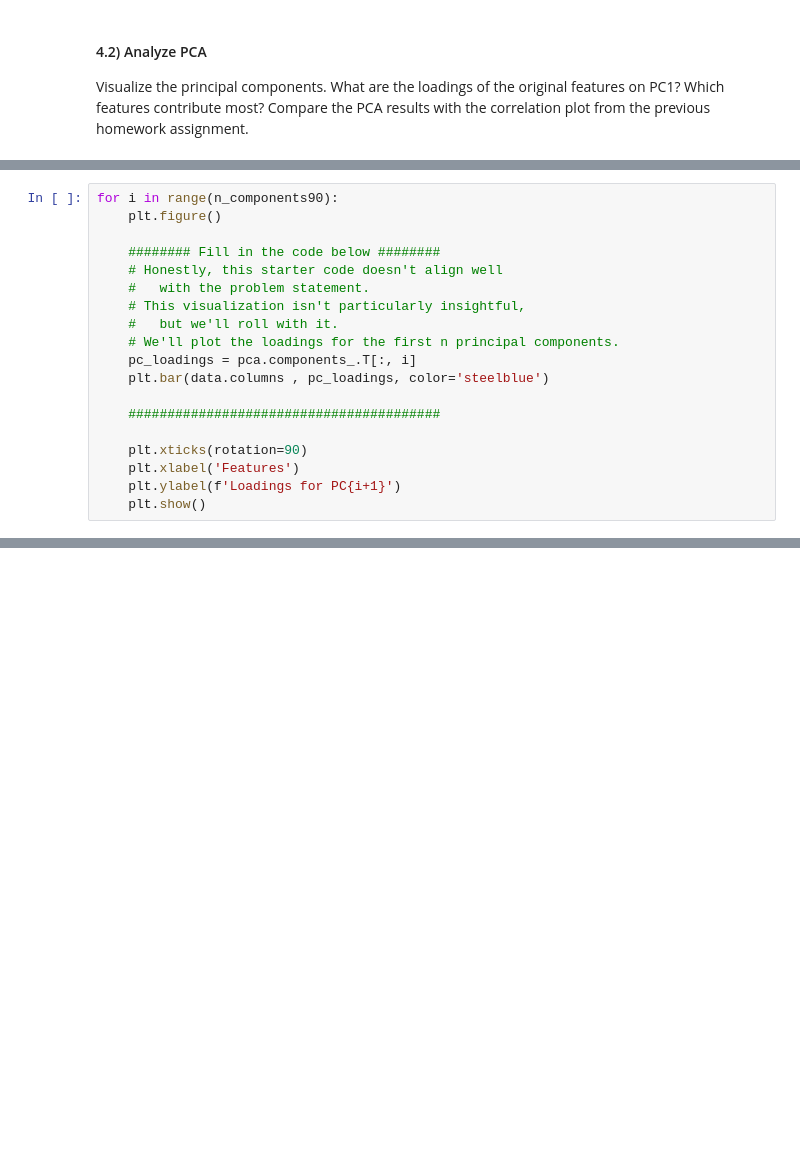
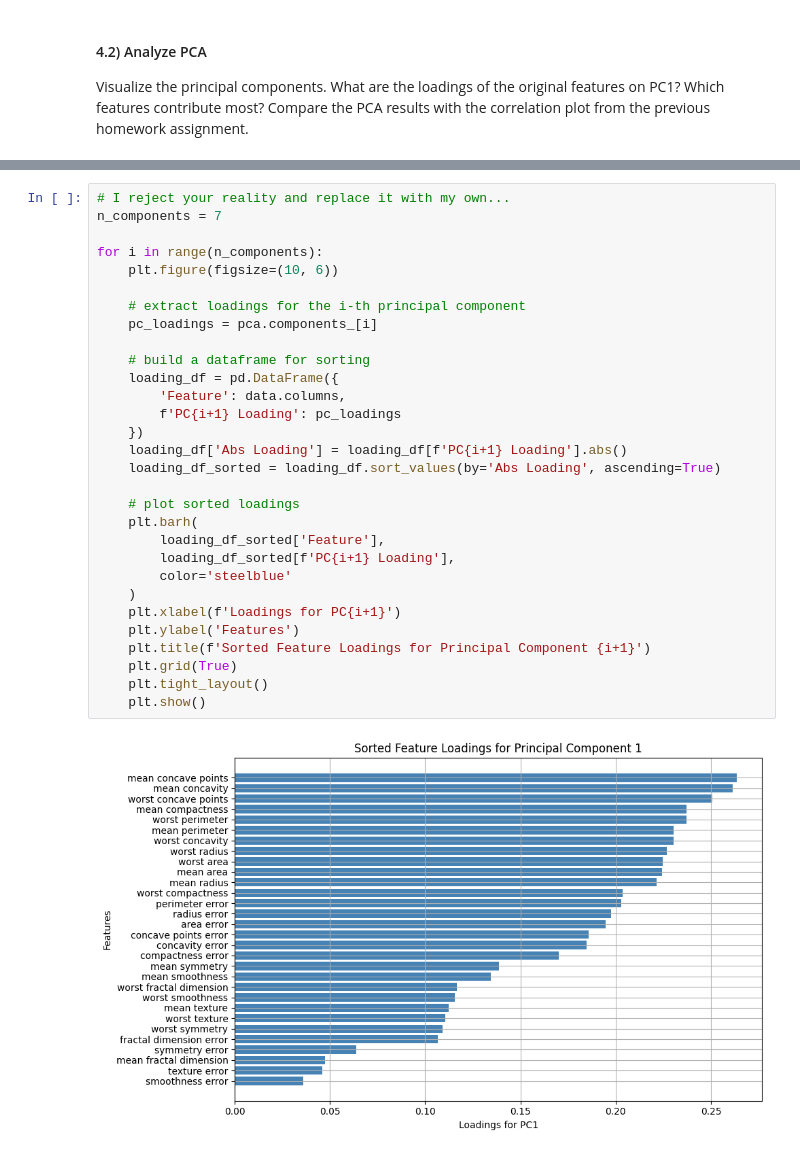
Before and after one commit to fractalclockwork/Chem277B, a Jupyter notebook: hw/HW_03/03_HW.ipynb, the cells around one changed output, grey strips where cells are left out. Cells and saved outputs as stored; diff of their text form; blank space fills up the shorter version.

```diff
--- a/hw/HW_03/03_HW.ipynb
+++ b/hw/HW_03/03_HW.ipynb
@@ -245,19 +246,0 @@ sns.barplot(
-# %%
-for i in range(n_components90):
-    plt.figure()
-
-    ######## Fill in the code below ########
-    # Honestly, this starter code doesn't align well
-    #   with the problem statement.
-    # This visualization isn't particularly insightful,
-    #   but we'll roll with it.
-    # We'll plot the loadings for the first n principal components.
-    pc_loadings = pca.components_.T[:, i]
-    plt.bar(data.columns , pc_loadings, color='steelblue')
-
-    ########################################
-
-    plt.xticks(rotation=90)
-    plt.xlabel('Features')
-    plt.ylabel(f'Loadings for PC{i+1}')
-    plt.show()
@@ -271,0 +390,32 @@ for i in range(n_components90):
+# %%
+# I reject your reality and replace it with my own...
+n_components = 7
+
+for i in range(n_components):
+    plt.figure(figsize=(10, 6))
+
+    # extract loadings for the i-th principal component
+    pc_loadings = pca.components_[i]
+
+    # build a dataframe for sorting
+    loading_df = pd.DataFrame({
+        'Feature': data.columns,
+        f'PC{i+1} Loading': pc_loadings
+    })
+    loading_df['Abs Loading'] = loading_df[f'PC{i+1} Loading'].abs()
+    loading_df_sorted = loading_df.sort_values(by='Abs Loading', ascending=True)
+
+    # plot sorted loadings
+    plt.barh(
+        loading_df_sorted['Feature'],
+        loading_df_sorted[f'PC{i+1} Loading'],
+        color='steelblue'
+    )
+    plt.xlabel(f'Loadings for PC{i+1}')
+    plt.ylabel('Features')
+    plt.title(f'Sorted Feature Loadings for Principal Component {i+1}')
+    plt.grid(True)
+    plt.tight_layout()
+    plt.show()
+# %% [output]
+[figure, added]
```
Also changed, not shown: parts of 27 cells of this notebook.
